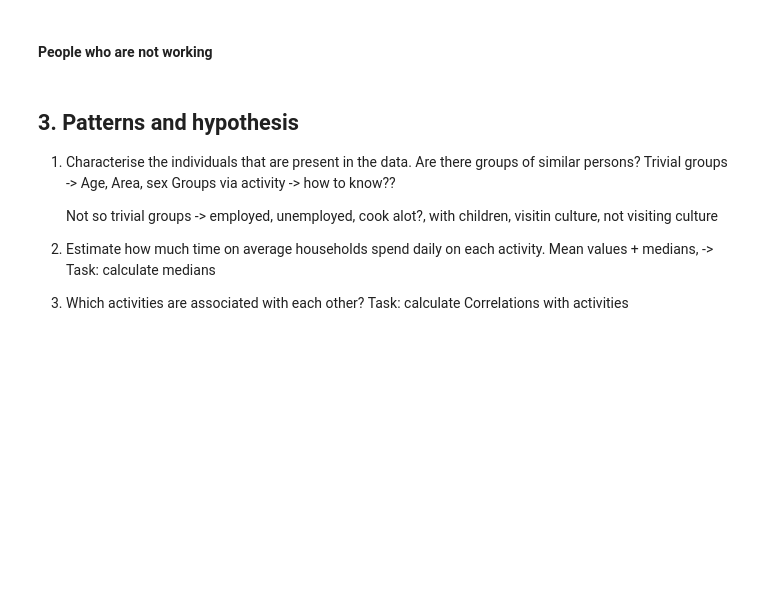
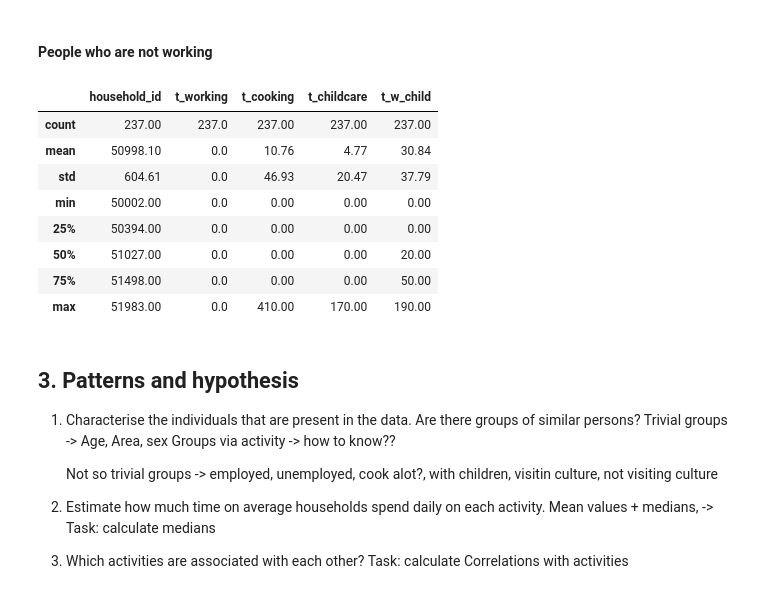
Before and after one commit to arttusamuel/statisical_data_analysis, a Jupyter notebook: stat-data-project/data-cleaning.ipynb, the cells around one changed output. Cells and saved outputs as stored; diff of their text form; code cells hidden in the pictures; blank space fills up the shorter version.

```diff
--- a/stat-data-project/data-cleaning.ipynb
+++ b/stat-data-project/data-cleaning.ipynb
@@ -689,14 +926,24 @@ print("Median time spent (excluding zero values):\n", household_medians_nonzero)
 # %% [markdown]
 #### By workday and weekend
 # %%
-df_weekday = df[df['day_of_week'] == 'workday']
+df_workday = df[df['day_of_week'] == 'workday']
 df_weekend = df[df['day_of_week'] == 'weekend']
 # %% [markdown]
 #### People who are not working
 # %%
-df_wc = df_weekday[df_weekday['t_working'] == 0]
+df_wc = df_workday[df_workday['t_working'] == 0]
 df_wc_ck = df_wc[df_wc['t_cooking'] == 0]
 df_wc.describe().round(2)
+# %% [output]
+|  | household_id | t_working | t_cooking | t_childcare | t_w_child |
+| count | 237.00 | 237.0 | 237.00 | 237.00 | 237.00 |
+| mean | 50998.10 | 0.0 | 10.76 | 4.77 | 30.84 |
+| std | 604.61 | 0.0 | 46.93 | 20.47 | 37.79 |
+| min | 50002.00 | 0.0 | 0.00 | 0.00 | 0.00 |
+| 25% | 50394.00 | 0.0 | 0.00 | 0.00 | 0.00 |
+| 50% | 51027.00 | 0.0 | 0.00 | 0.00 | 20.00 |
+| 75% | 51498.00 | 0.0 | 0.00 | 0.00 | 50.00 |
+| max | 51983.00 | 0.0 | 410.00 | 170.00 | 190.00 |
 # %% [markdown]
 ## 3. Patterns and hypothesis
 
```
Also changed, not shown: parts of 53 cells of this notebook.
